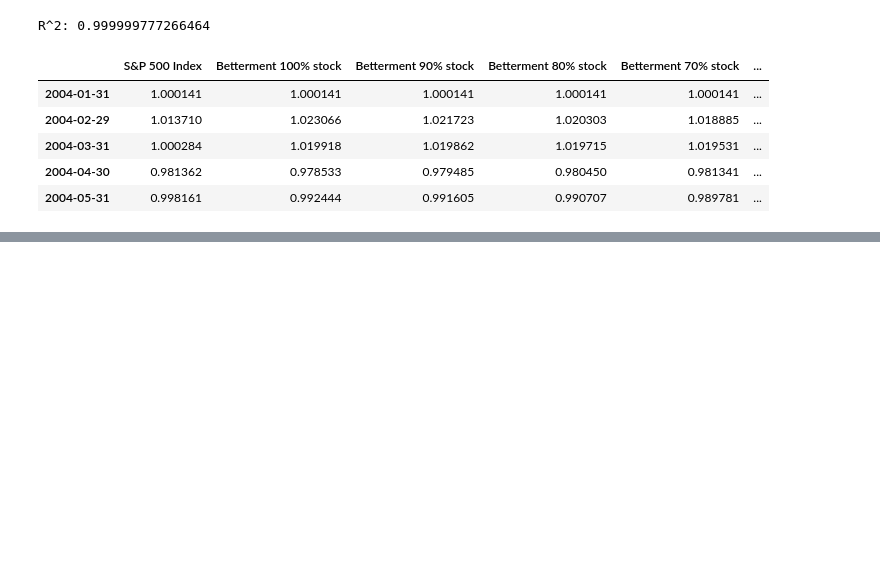
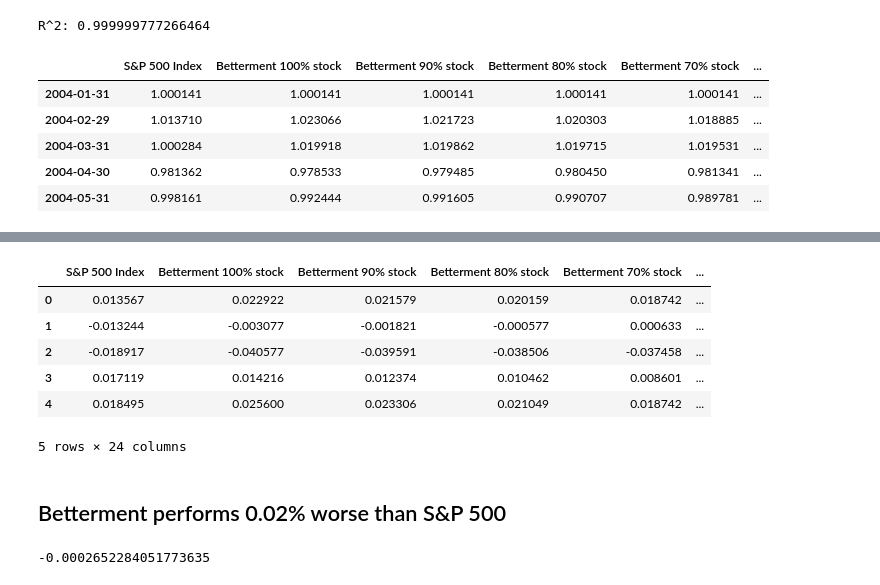
Before and after one commit to tianhuil/portfolio, a Jupyter notebook: Betterment.ipynb, the cells around one changed output, grey strips where cells are left out. Saved outputs shown, nothing was run; the diff lists cells and outputs as text; code cells hidden in the pictures; blank space fills up the shorter version.

```diff
--- a/Betterment.ipynb
+++ b/Betterment.ipynb
@@ -165,0 +197,22 @@ df.to_csv("data/betterment_values.csv")
+# %%
+df = df_returns.merge(
+    df_factors,
+    on=('Year', 'Month'),
+    how='inner'
+)
+
+df.head()
+# %% [output]
+|  | S&P 500 Index | Betterment 100% stock | Betterment 90% stock | Betterment 80% stock | Betterment 70% stock | ... |
+| 0 | 0.013567 | 0.022922 | 0.021579 | 0.020159 | 0.018742 | ... |
+| 1 | -0.013244 | -0.003077 | -0.001821 | -0.000577 | 0.000633 | ... |
+| 2 | -0.018917 | -0.040577 | -0.039591 | -0.038506 | -0.037458 | ... |
+| 3 | 0.017119 | 0.014216 | 0.012374 | 0.010462 | 0.008601 | ... |
+| 4 | 0.018495 | 0.025600 | 0.023306 | 0.021049 | 0.018742 | ... |
+5 rows × 24 columns
+# %% [markdown]
+## Betterment performs 0.02% worse than S&P 500
+# %%
+(df['Betterment 100% stock'] - df['S&P 500 Index']).mean()
+# %% [output]
+-0.0002652284051773635
```
Also changed, not shown: parts of 8 cells of this notebook, 2 other files.
